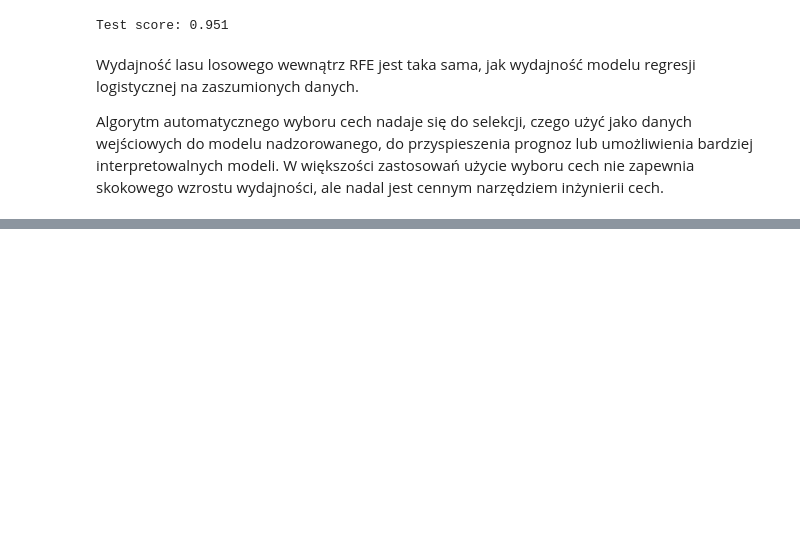
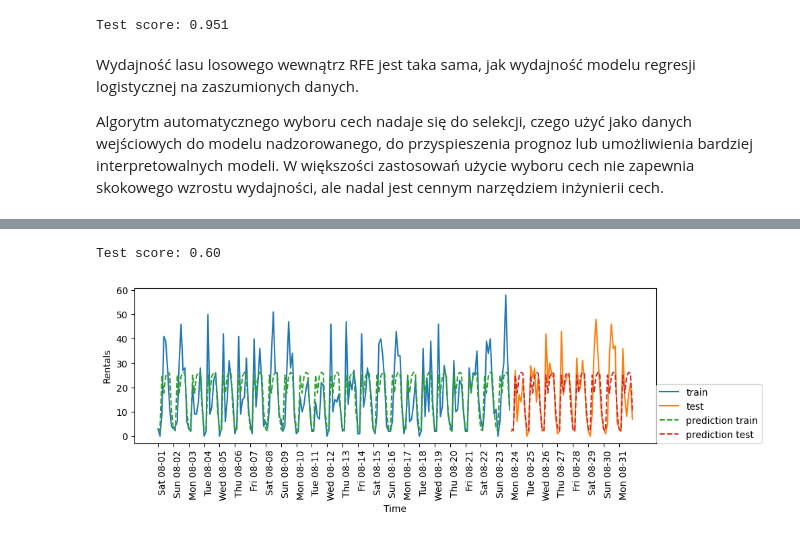
Before and after one commit to jakubtwalczak/Muller_Guido_Introduction_to_ML, a Jupyter notebook: Rozdział_4_reprezentacja_danych_i_inżynieria_cech.ipynb, the cells around one changed output, grey strips where cells are left out. Saved outputs shown, nothing was run; the diff lists cells and outputs as text; code cells hidden in the pictures; blank space fills up the shorter version.

```diff
--- a/Rozdział_4_reprezentacja_danych_i_inżynieria_cech.ipynb
+++ b/Rozdział_4_reprezentacja_danych_i_inżynieria_cech.ipynb
@@ -636,0 +712,6 @@ Algorytm automatycznego wyboru cech nadaje się do selekcji, czego użyć jako d
+# %%
+X_hour = citibike.index.hour.values.reshape(-1, 1)
+eval_on_features(X_hour, y, regressor)
+# %% [output]
+Test score: 0.60
+[figure, added]
```
Also changed, not shown: parts of 31 cells of this notebook.
